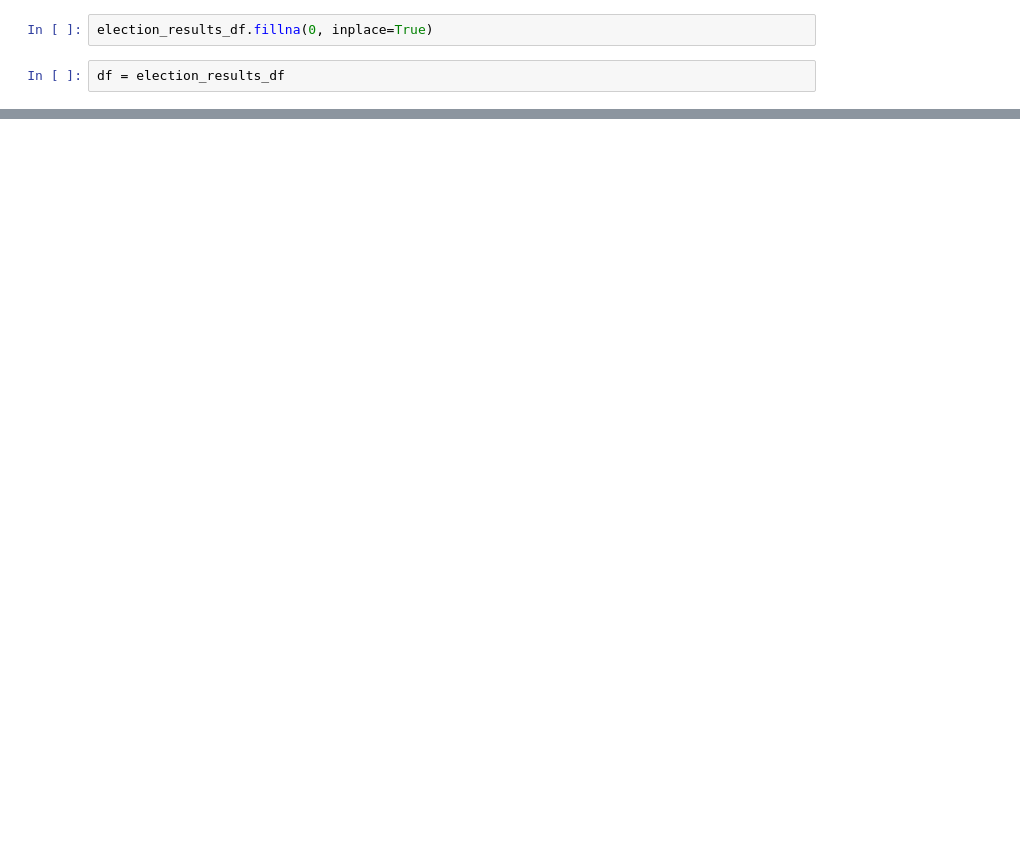
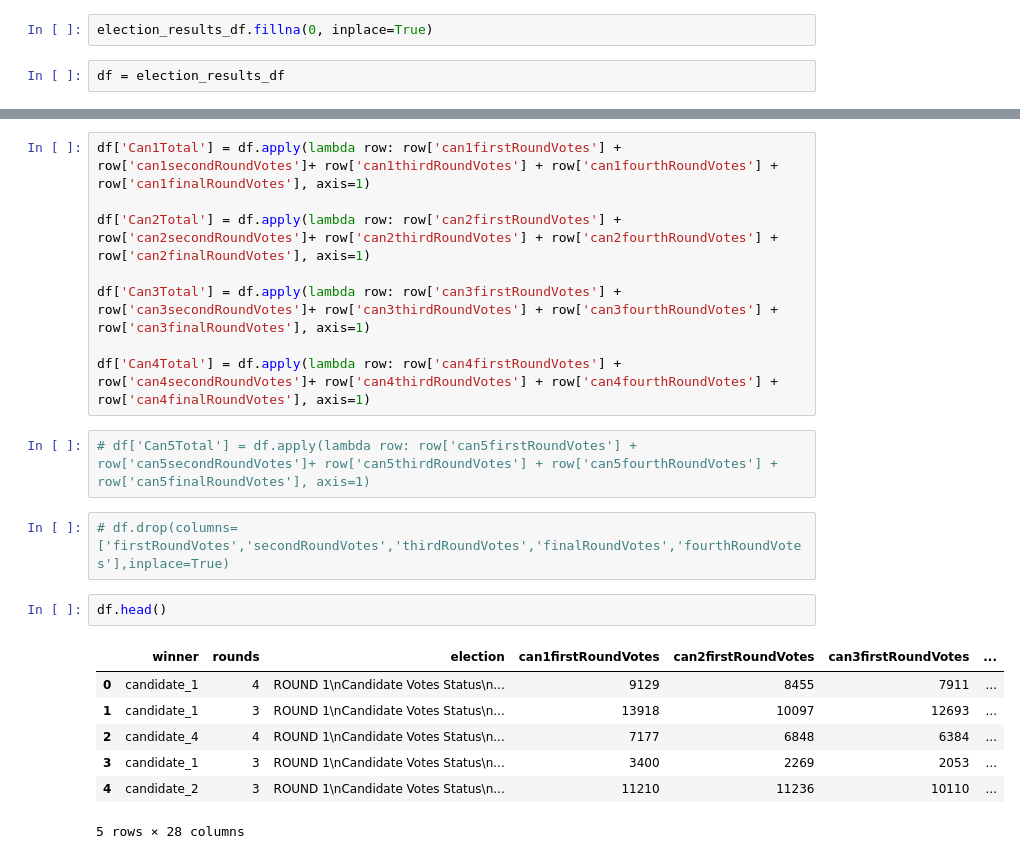
Before and after one commit to SherinV/ranked-choice-voting, a Jupyter notebook: pyrankobjs/pyobjects.ipynb, the cells around one changed output, grey strips where cells are left out. Drawn from its saved outputs; the diff is of its cells as text; blank space fills up the shorter version.

```diff
--- a/pyrankobjs/pyobjects.ipynb
+++ b/pyrankobjs/pyobjects.ipynb
@@ -317,0 +487,22 @@ df.head()
+# %%
+df['Can1Total'] = df.apply(lambda row: row['can1firstRoundVotes'] + row['can1secondRoundVotes']+ row['can1thirdRoundVotes'] + row['can1fourthRoundVotes'] + row['can1finalRoundVotes'], axis=1)
+
+df['Can2Total'] = df.apply(lambda row: row['can2firstRoundVotes'] + row['can2secondRoundVotes']+ row['can2thirdRoundVotes'] + row['can2fourthRoundVotes'] + row['can2finalRoundVotes'], axis=1)
+
+df['Can3Total'] = df.apply(lambda row: row['can3firstRoundVotes'] + row['can3secondRoundVotes']+ row['can3thirdRoundVotes'] + row['can3fourthRoundVotes'] + row['can3finalRoundVotes'], axis=1)
+
+df['Can4Total'] = df.apply(lambda row: row['can4firstRoundVotes'] + row['can4secondRoundVotes']+ row['can4thirdRoundVotes'] + row['can4fourthRoundVotes'] + row['can4finalRoundVotes'], axis=1)
+# %%
+# df['Can5Total'] = df.apply(lambda row: row['can5firstRoundVotes'] + row['can5secondRoundVotes']+ row['can5thirdRoundVotes'] + row['can5fourthRoundVotes'] + row['can5finalRoundVotes'], axis=1)
+# %%
+# df.drop(columns=['firstRoundVotes','secondRoundVotes','thirdRoundVotes','finalRoundVotes','fourthRoundVotes'],inplace=True)
+# %%
+df.head()
+# %% [output]
+|  | winner | rounds | election | can1firstRoundVotes | can2firstRoundVotes | can3firstRoundVotes | ... |
+| 0 | candidate_1 | 4 | ROUND 1\nCandidate Votes Status\n... | 9129 | 8455 | 7911 | ... |
+| 1 | candidate_1 | 3 | ROUND 1\nCandidate Votes Status\n... | 13918 | 10097 | 12693 | ... |
+| 2 | candidate_4 | 4 | ROUND 1\nCandidate Votes Status\n... | 7177 | 6848 | 6384 | ... |
+| 3 | candidate_1 | 3 | ROUND 1\nCandidate Votes Status\n... | 3400 | 2269 | 2053 | ... |
+| 4 | candidate_2 | 3 | ROUND 1\nCandidate Votes Status\n... | 11210 | 11236 | 10110 | ... |
+5 rows × 28 columns
```
Also changed, not shown: parts of 13 cells of this notebook, 3 other files.
